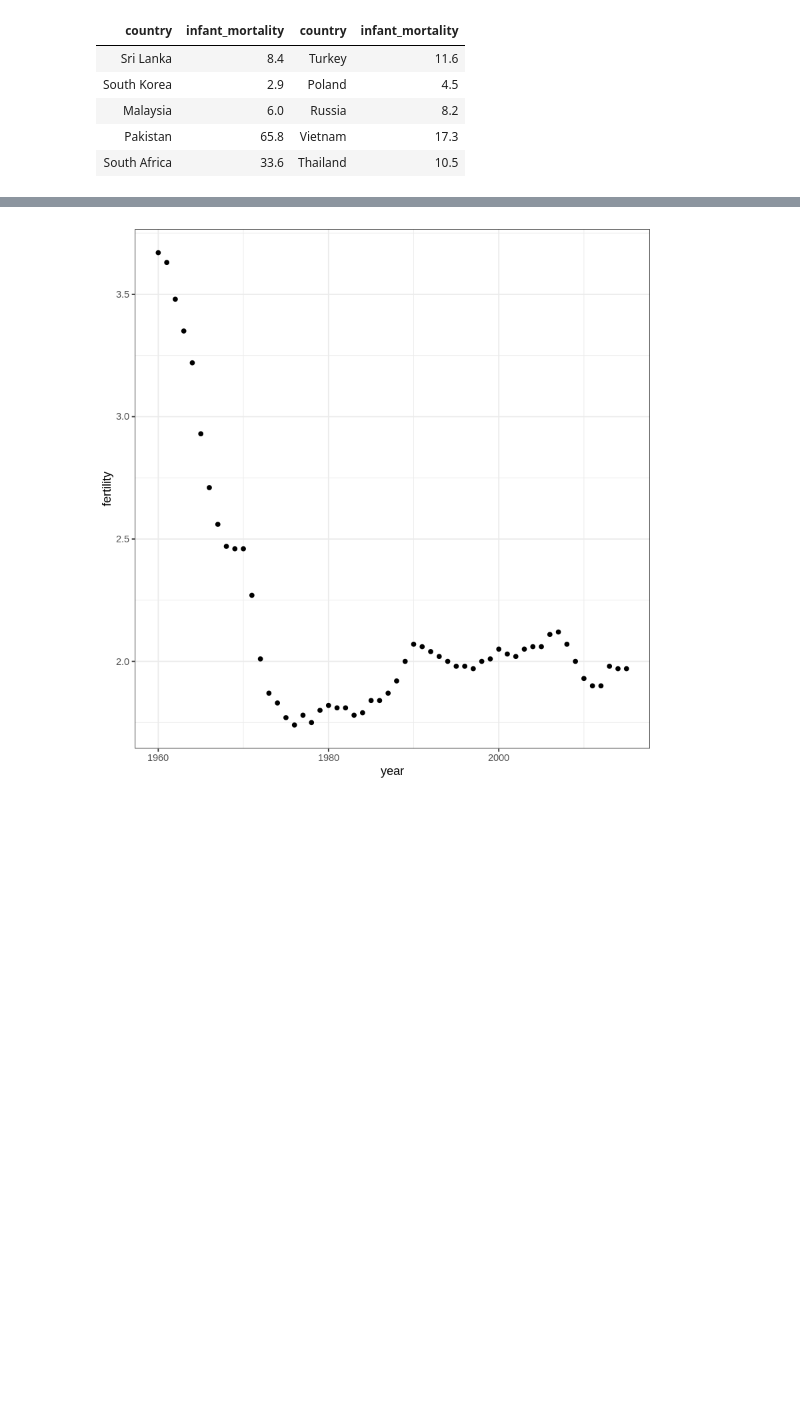
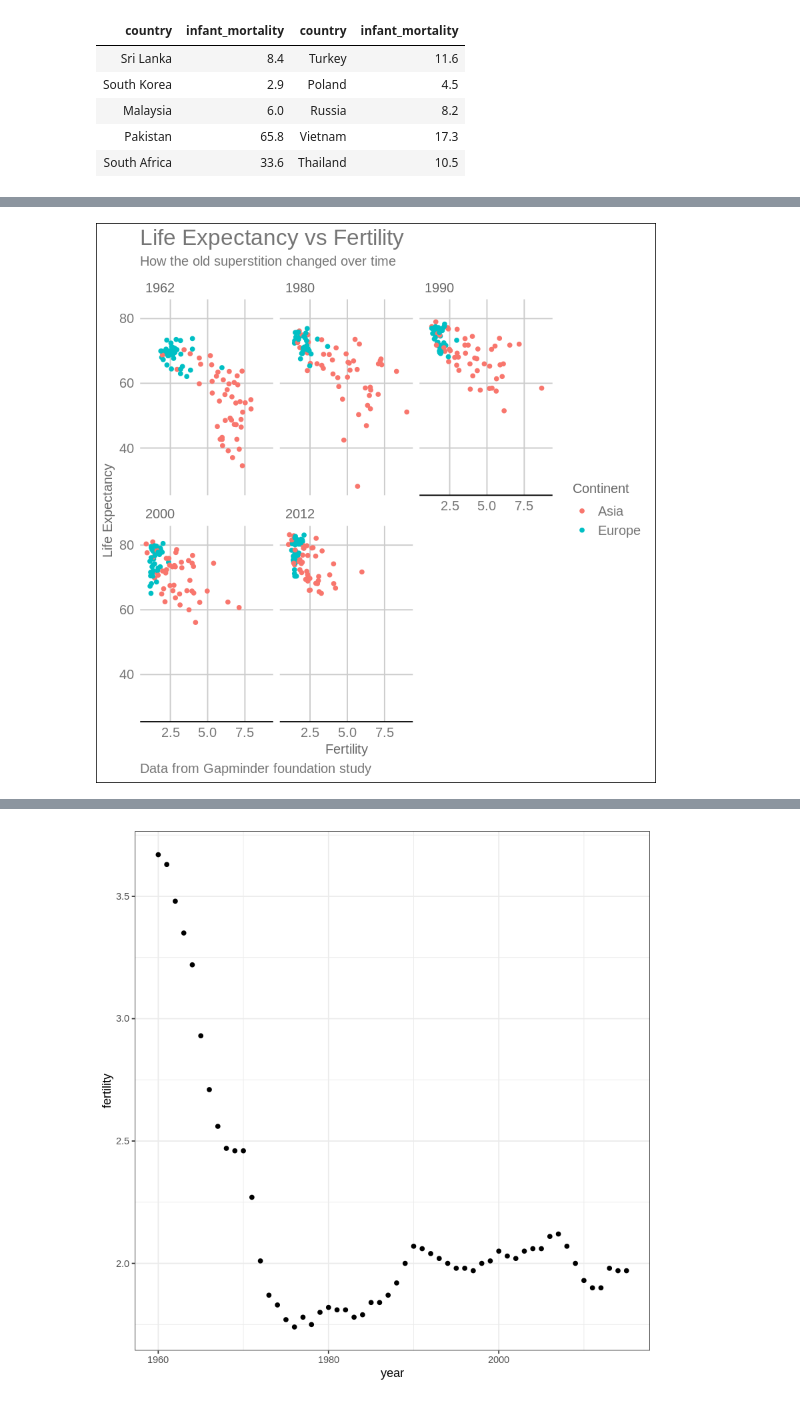
Before and after one commit to ashudva/Case_Studies, a Jupyter notebook: Gapminder/Gapminder.ipynb, the cells around one changed output, grey strips where cells are left out. Drawn from its saved outputs; the diff is of its cells as text; code cells hidden in the pictures; blank space fills up the shorter version.

```diff
--- a/Gapminder/Gapminder.ipynb
+++ b/Gapminder/Gapminder.ipynb
@@ -147,0 +142,15 @@ gapminder %>% filter(year %in% c("1962", "2012")) %>%
+# %%
+gapminder %>%
+    filter(year %in% c(1962, 1980, 1990, 2000, 2012), continent %in% c("Asia", "Europe")) %>%
+    ggplot(aes(fertility, life_expectancy, color = continent)) +
+    geom_point() +
+    facet_wrap(~year) +
+    labs(title = "Life Expectancy vs Fertility",
+         subtitle = "How the old superstition changed over time",
+         caption = "Data from Gapminder foundation study",
+         x = "Fertility",
+         y = "Life Expectancy",
+         color = "Continent") +
+    theme_gdocs()
+# %% [output]
+[figure, added]
```
Also changed, not shown: parts of 11 cells of this notebook.
